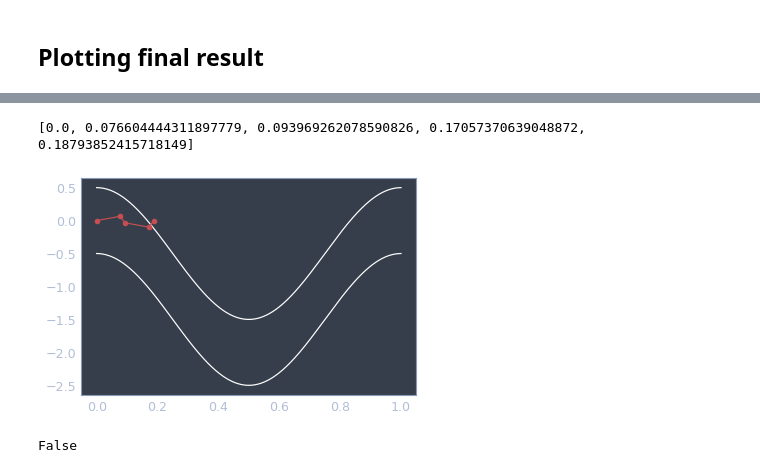
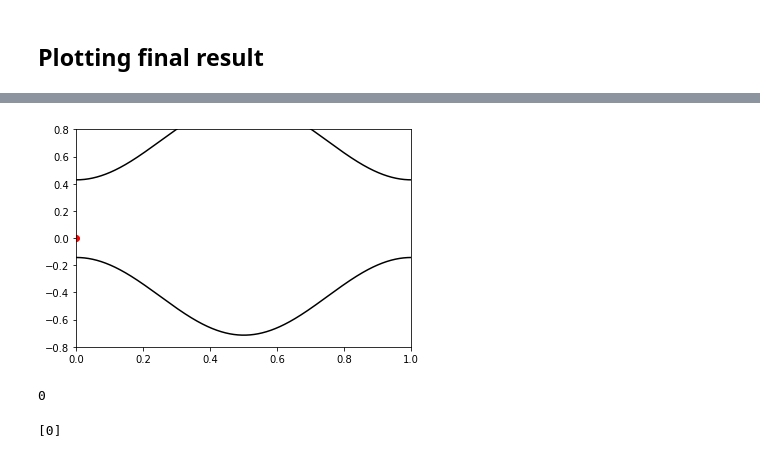
Before and after one commit to matjoerg/reinforcement_learning, a Jupyter notebook: VectorRally_PolicyGradient/VectorRally_PolicyGradient.ipynb, the cells around one changed output, grey strips where cells are left out. Drawn from its saved outputs; the diff is of its cells as text; code cells hidden in the pictures.

```diff
--- a/VectorRally_PolicyGradient/VectorRally_PolicyGradient.ipynb
+++ b/VectorRally_PolicyGradient/VectorRally_PolicyGradient.ipynb
@@ -19,7 +19,7 @@ class TrackEnvironment():
 
     def Track(self, x):
         # Track function
-        return np.cos(2*np.pi*x) - 1.5, np.cos(2*np.pi*x) - 1.5 + self.track_width
+        return (np.cos(2*np.pi*x) - 1.5)/3.5, (-1*(np.cos(2*np.pi*x) - 1.5) + self.track_width)/3.5
 
     def OnTrack(self, p):
         # Check if vector is on the track
@@ -33,7 +33,7 @@ class TrackEnvironment():
         x = p[0]
         y = p[1]
 
-        new_theta = p[2] - action
+        new_theta = action - p[2]
         new_x = x + np.cos(new_theta)*self.vector_length
         new_y = y + np.sin(new_theta)*self.vector_length
 
@@ -41,7 +41,6 @@ class TrackEnvironment():
 
         dead = (not self.OnTrack(p_new))
         win = (new_x > self.track_length)
-        print(win,dead)
 
         if win:
             r = 50
@@ -74,12 +73,12 @@ class PGnetwork():
         conv_layer1 = layer.conv2d(inputs=self.stateaction,
                                    kernel_size=1,
                                    num_outputs=50,
-                                   activation_fn=tf.sigmoid)
+                                   activation_fn=tf.nn.relu)
 
         conv_layer2 = layer.conv2d(inputs=conv_layer1,
                                    kernel_size=2,
                                    num_outputs=5,
-                                   activation_fn=None)
+                                   activation_fn=tf.nn.relu)
 
         layer1 = layer.fully_connected(inputs=tf.reshape(conv_layer2,shape=np.array([-1,3*5])),
                                        num_outputs=n_hidden)
@@ -96,12 +95,9 @@ class PGnetwork():
         self.actions = tf.placeholder(shape=[None],dtype=tf.int32)
 
         self.indexes = tf.range(0, tf.shape(self.pi)[0]) * tf.shape(self.pi)[1] + self.actions
-        self.responsible_outputs = tf.gather(tf.reshape(self.pi, [-1]), self.indexes)
+        self.chosen_pi = tf.gather(tf.reshape(self.pi, [-1]), self.indexes)
 
-        self.loss = -tf.reduce_mean(tf.log(self.responsible_outputs)*self.rewards)
+        self.loss = -tf.reduce_mean(tf.log(self.chosen_pi)*self.rewards)
 
-        trainer = tf.train.AdamOptimizer()
+        trainer = tf.train.AdamOptimizer(learning_rate=0.001)
         self.train = trainer.minimize(self.loss)
-# %%
-a = np.array([1,2,3,4]).reshape(4)
-a
@@ -137,23 +131,25 @@ action_batch = []
 with tf.Session() as sess:
     sess.run(init)
     for i in range(num_episodes):
-        if (i+1)%100 == 0:
+        if (i+1)%200 == 0:
             print("Episode {}, wins: {}".format(i+1,wins))
 
-        if i%200 == 0 and i != 0:
+        if i%5 == 0 and i != 0:
             p_batch = np.array(p_batch)
             reward_batch = np.array(reward_batch)
-            action_batch = np.array(reward_batch)
+
+            action_batch = np.array(action_batch)
 
             p_batch = p_batch.reshape(p_batch.shape[0],p_batch.shape[1],1)
             #reward_batch = reward_batch.reshape(reward_batch.shape[0],1)
             #action_batch = action_batch.reshape(action_batch.shape[0],1)
 
-            train_steps = 50
+            train_steps = 1
             for j in range(train_steps):
                 _,cost = sess.run([Agent.train,Agent.loss],feed_dict={Agent.stateaction:p_batch,
                                                                       Agent.rewards:reward_batch,
                                                                       Agent.actions:action_batch})
+                print(cost)
 
             p_batch = []
             reward_batch = []
@@ -170,10 +166,9 @@ with tf.Session() as sess:
             # choose action based on n_sample random samples
             pi = sess.run([Agent.pi],feed_dict={Agent.stateaction:p.reshape(1,3,1)})
             arga = np.random.choice(range(len(actions)),p=pi[0][0])
+            #if np.random.rand(1) < e:
+            #    arga = np.random.randint(0,n_samples)
             a = actions[arga]
-
-            #if np.random.rand(1) < e:
-            #    a[0] = np.random.randint(0,4)
 
             # new position and reward
             r, p_new, dead, win = Env.step(p,a)
@@ -225,20 +231,25 @@ dead
 # %%
 Env = TrackEnvironment(track_width=1, track_length=1, vector_length=0.1)
 
 figure()
-ax = subplot(111)
 xs = np.linspace(0,1,1000)
 
-plot(xs,Env.Track(xs)[0],'w-')
-plot(xs,Env.Track(xs)[1],'w-')
+plot(xs,Env.Track(xs)[0],'k-')
+plot(xs,Env.Track(xs)[1],'k-')
 
 plot(xList[-2],yList[-2],'r-o')
-ax.grid('off')
+
+xlim([0,1])
+ylim([-0.8,0.8])
+#axis('equal')
 show()
 # %% [output]
-[0.0, 0.076604444311897779, 0.093969262078590826, 0.17057370639048872, 0.18793852415718149]
-[figure, old version]
+[figure, new version]
-# %%
-Env.OnTrack([-1,2,0])
-# %% [output]
-False
+# %%
+rList[-1]
+# %% [output]
+0
+# %%
+discount_r
+# %% [output]
+[0]
```
Also changed, not shown: parts of 5 cells of this notebook.
